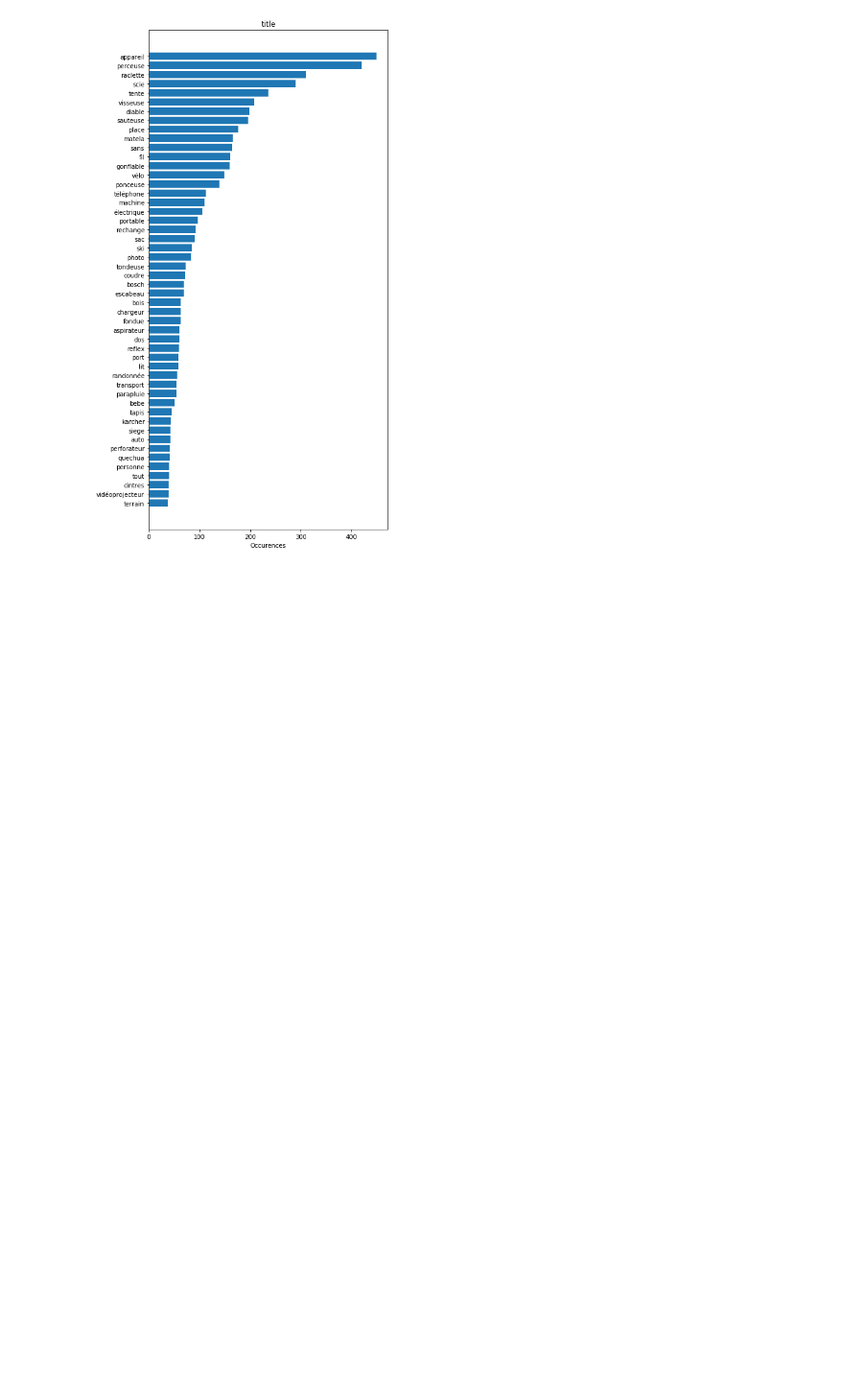
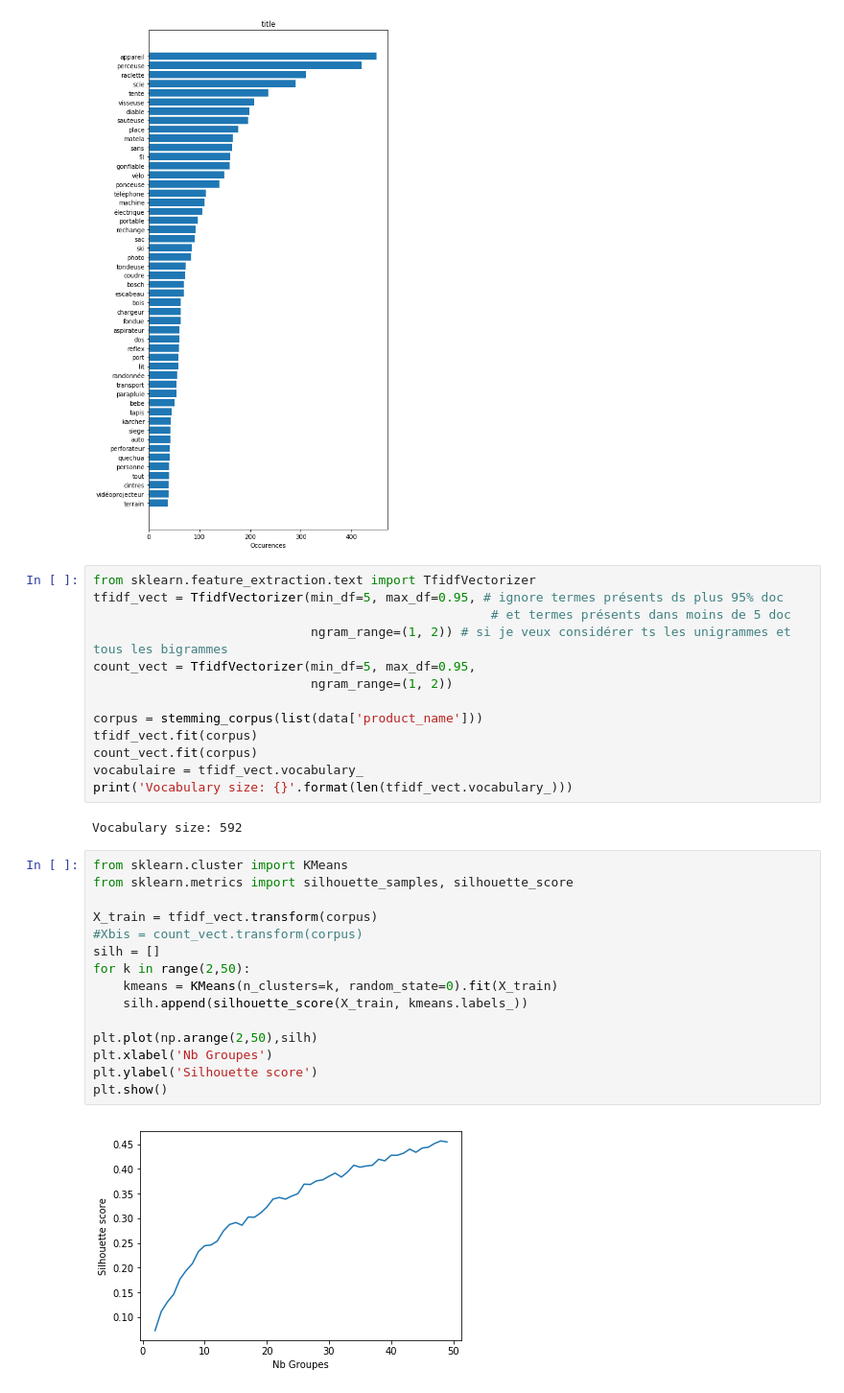
Before and after one commit to NicolasRossignol/Product_categorization, a Jupyter notebook: Draft_Product categorization.ipynb, the cells around one changed output. Shown at 96% size. Drawn from its saved outputs; the diff is of its cells as text; blank space fills up the shorter version.

```diff
--- a/Draft_Product categorization.ipynb
+++ b/Draft_Product categorization.ipynb
@@ -805,3 +805,35 @@ ax.set_title('title')
 plt.show()
 # %% [output]
 [figure]
+# %%
+from sklearn.feature_extraction.text import TfidfVectorizer
+tfidf_vect = TfidfVectorizer(min_df=5, max_df=0.95, # ignore termes présents ds plus 95% doc
+                                                     # et termes présents dans moins de 5 doc
+                             ngram_range=(1, 2)) # si je veux considérer ts les unigrammes et tous les bigrammes
+count_vect = TfidfVectorizer(min_df=5, max_df=0.95,
+                             ngram_range=(1, 2))
+
+corpus = stemming_corpus(list(data['product_name']))
+tfidf_vect.fit(corpus)
+count_vect.fit(corpus)
+vocabulaire = tfidf_vect.vocabulary_
+print('Vocabulary size: {}'.format(len(tfidf_vect.vocabulary_)))
+# %% [output]
+Vocabulary size: 592
+# %%
+from sklearn.cluster import KMeans
+from sklearn.metrics import silhouette_samples, silhouette_score
+
+X_train = tfidf_vect.transform(corpus)
+#Xbis = count_vect.transform(corpus)
+silh = []
+for k in range(2,50):
+    kmeans = KMeans(n_clusters=k, random_state=0).fit(X_train)
+    silh.append(silhouette_score(X_train, kmeans.labels_))
+
+plt.plot(np.arange(2,50),silh)
+plt.xlabel('Nb Groupes')
+plt.ylabel('Silhouette score')
+plt.show()
+# %% [output]
+[figure, added]
```
Also changed, not shown: parts of 17 cells of this notebook, 1 other file.
